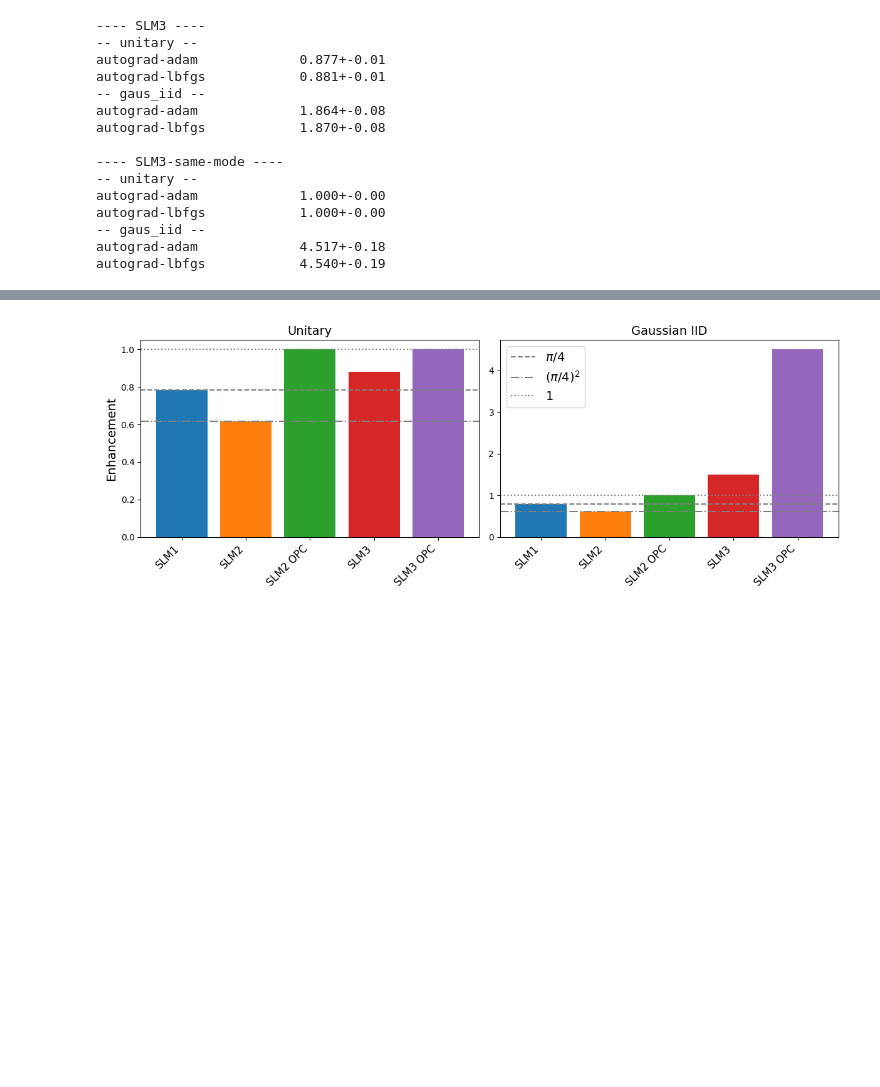
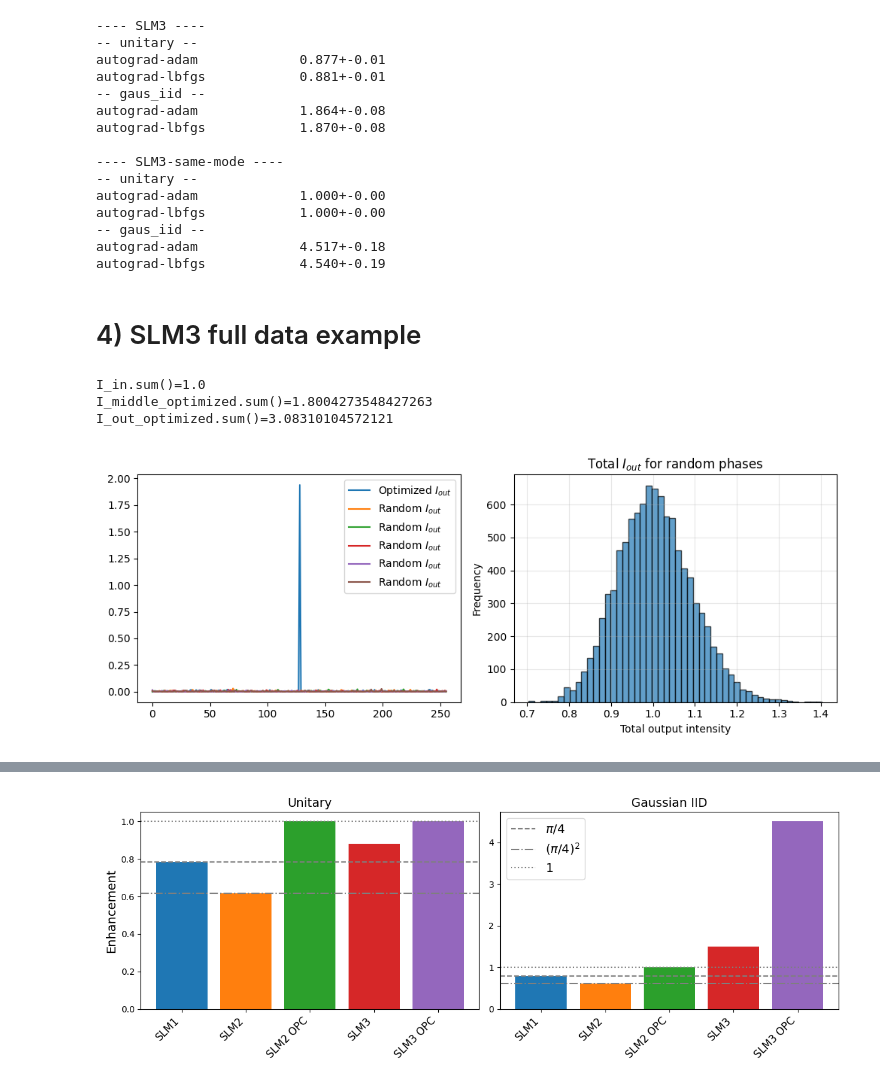
Before and after one commit to rubiaek/qwfs2, a Jupyter notebook: qwfs/view_plots.ipynb, the cells around one changed output, grey strips where cells are left out. Drawn from its saved outputs; the diff is of its cells as text; code cells hidden in the pictures; blank space fills up the shorter version.

```diff
--- a/qwfs/view_plots.ipynb
+++ b/qwfs/view_plots.ipynb
@@ -119,3 +126,83 @@ autograd-lbfgs            1.000+-0.00
 -- gaus_iid --
 autograd-adam             4.517+-0.18
 autograd-lbfgs            4.540+-0.19
+# %% [markdown]
+# 4) SLM3 full data example
+# %%
+path = glob.glob(rf'{DATA_DIR}\*SLM3_full_data*')[-1]
+res = QWFSResult(path)
+
+# Set simulation
+try_no = np.random.randint(res.N_tries)
+# try_no = 5
+alg = 'autograd-lbfgs'
+# config = 'SLM3-same-mode'
+config = 'SLM3'
+T_method = 'gaus_iid'
+# T_method = 'unitary'
+alg_ind = np.where(res.algos == alg)[0]
+conf_ind = np.where(res.configs == config)[0]
+T_method_ind = np.where(res.T_methods == T_method)[0]
+T_ind = res.N_T_methods * try_no + T_method_ind
+T = res.Ts[T_ind].squeeze()
+slm_phases = res.best_phases[T_method_ind, conf_ind, try_no, alg_ind].squeeze()
+N = len(slm_phases)
+
+sim = QWFSSimulation(N=N)
+sim.T = T
+sim.slm_phases = np.exp(1j*slm_phases)
+sim.config = config
+
+# get relevant information
+v_out = sim.propagate()
+I_out_optimized = np.abs(v_out)**2
+I_in = np.abs(sim.v_in)**2
+v_middle = sim.T.transpose() @ (sim.slm_phases * sim.v_in)
+I_middle_optimized = np.abs(v_middle)**2
+
+print(f'{I_in.sum()=}')
+print(f'{I_middle_optimized.sum()=}')
+print(f'{I_out_optimized.sum()=}')
+
+
+tot_Is = []
+for i in range(10000):
+    random_phases = np.random.uniform(0, 2*np.pi, sim.N)
+    sim.slm_phases = np.exp(1j*random_phases)
+    v_out = sim.propagate()
+    I_out = np.abs(v_out)**2
+    tot_Is.append(I_out.sum())
+
+
+fig, (ax1, ax2) = plt.subplots(1, 2, figsize=(10, 4))
+
+ax1.plot(I_out_optimized, label='Optimized $I_{out}$')
+for i in range(5):
+    random_phases = np.random.uniform(0, 2*np.pi, sim.N)
+    sim.slm_phases = np.exp(1j*random_phases)
+    v_out = sim.propagate()
+    I_out = np.abs(v_out)**2
+    ax1.plot(I_out, label='Random $I_{out}$')
+
+ax1.legend()
+
+# Create the histogram
+ax2.hist(tot_Is, bins=50, edgecolor='black', alpha=0.7)
+ax2.set_title('Total $I_{out}$ for random phases')
+ax2.set_xlabel('Total output intensity')
+ax2.set_ylabel('Frequency')
+
+show_mean = False
+if show_mean:
+    ax2.axvline(np.mean(tot_Is), color='red', linestyle='dashed', linewidth=2, label=f'Mean: {np.mean(tot_Is):.2f}')
+    ax2.axvline(np.median(tot_Is), color='green', linestyle='dashed', linewidth=2, label=f'Median: {np.median(tot_Is):.2f}')
+
+ax2.grid(True, alpha=0.3)
+
+# Adjust layout and display
+plt.tight_layout()
+# %% [output]
+I_in.sum()=1.0
+I_middle_optimized.sum()=1.8004273548427263
+I_out_optimized.sum()=3.08310104572121
+[figure, added]
```
Also changed, not shown: parts of 72 cells of this notebook, 1 other file.
